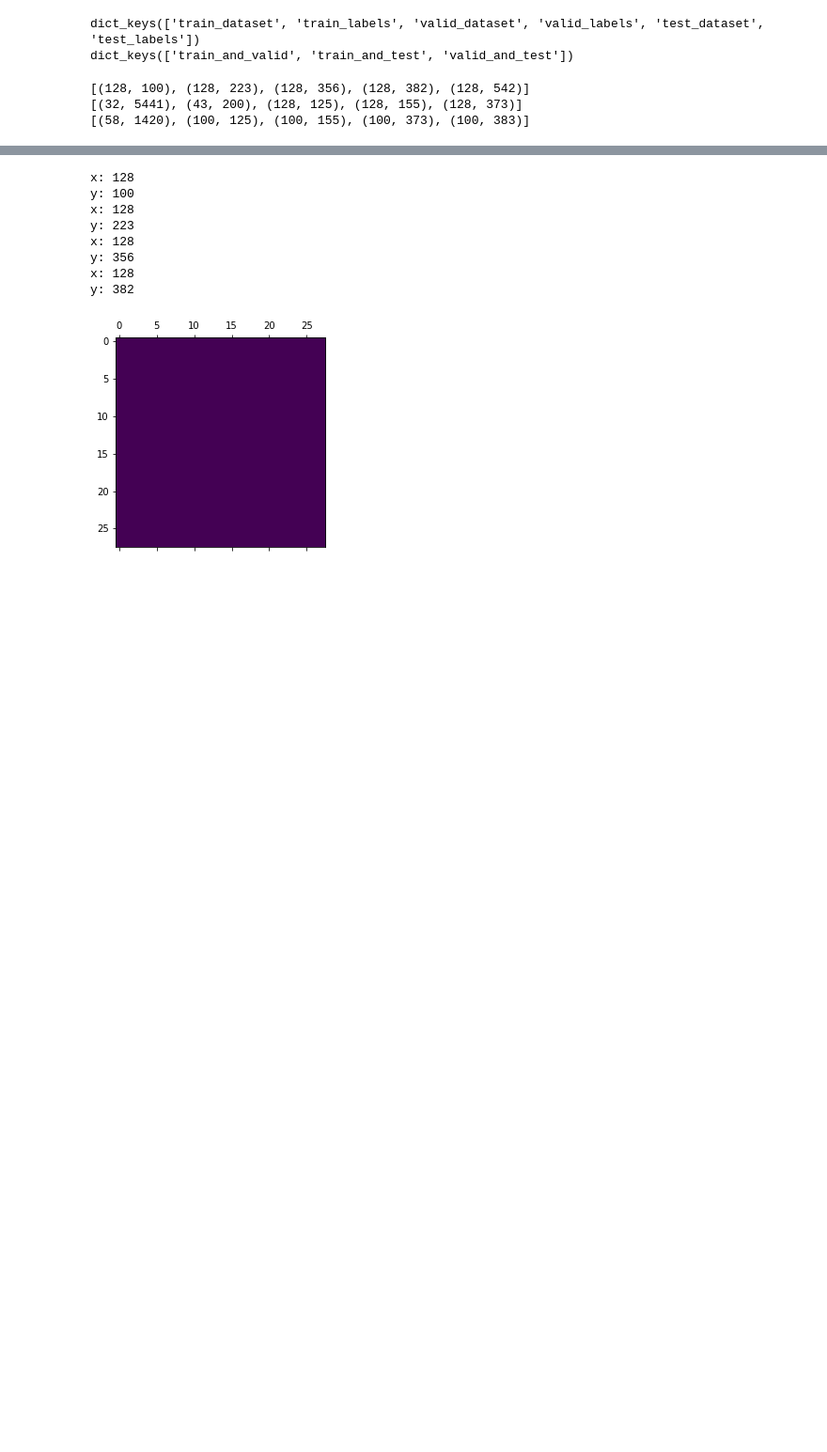
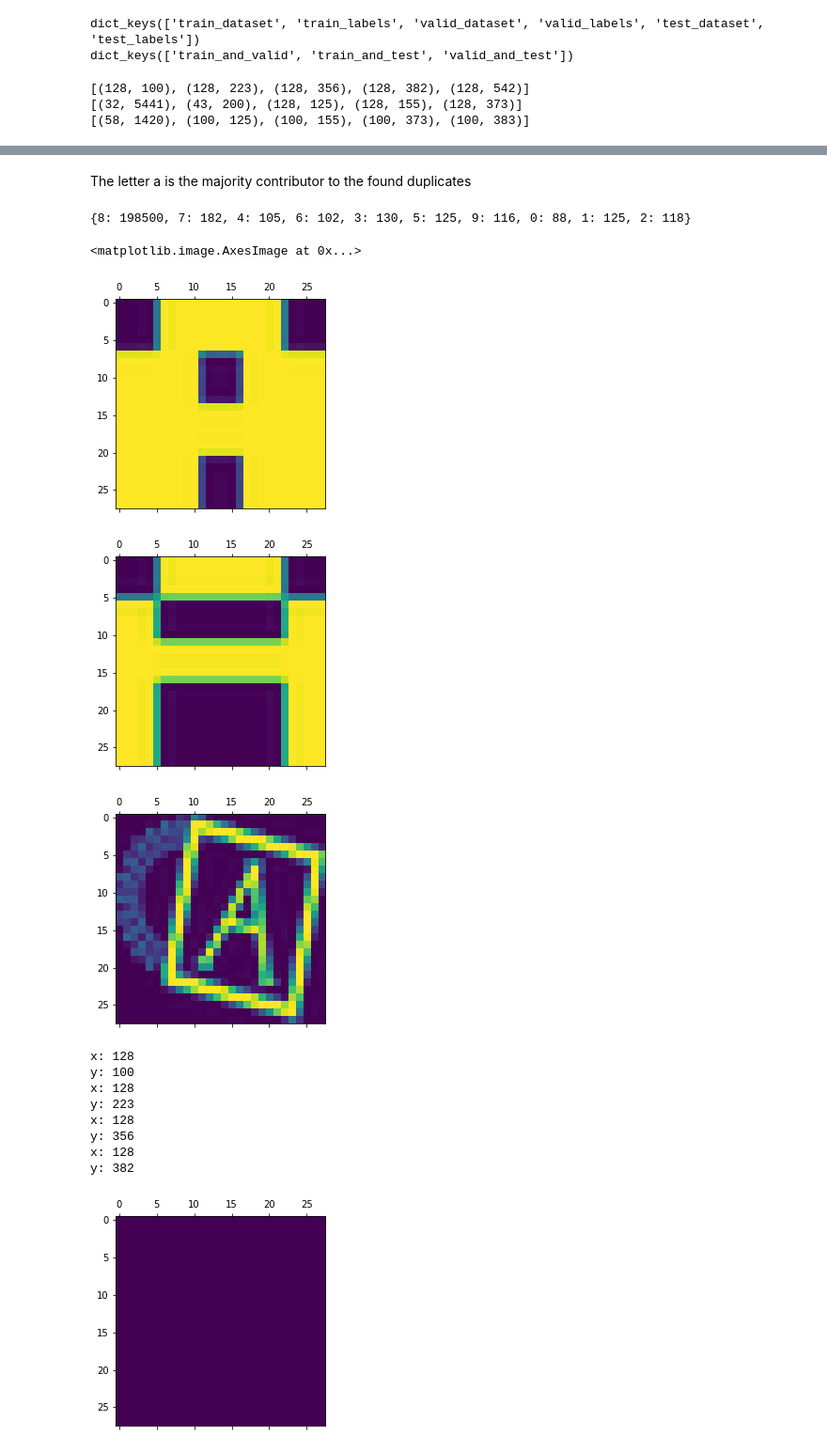
Before and after one commit to hjerpe/udacity-deep-learning, a Jupyter notebook: 1_notmnist.ipynb, the cells around one changed output, grey strips where cells are left out. Shown: that part at 94% size. Cells and saved outputs as stored; diff of their text form; code cells hidden in the pictures; blank space fills up the shorter version.

```diff
--- a/1_notmnist.ipynb
+++ b/1_notmnist.ipynb
@@ -528,3 +540,21 @@ plt.hist([x[1] for x in indices_overlap_valid_against_test])
+# %% [markdown]
+The letter a is the majority contributor to the found duplicates
+# %%
+label_counts = dict([(valid_labels[x[1]], 0) for x in indices_overlap_train_against_valid])
+for l in [valid_labels[x[1]] for x in indices_overlap_train_against_valid]:
+    label_counts[l] += 1
+
+print(label_counts)
+indices_label_8 = [index for index, l in enumerate(train_labels) if l == 8]
+plt.matshow(train_data[indices_label_8[0]])
+plt.matshow(train_data[indices_label_8[1]])
+plt.matshow(train_data[indices_label_8[100]])
+# %% [output]
+{8: 198500, 7: 182, 4: 105, 6: 102, 3: 130, 5: 125, 9: 116, 0: 88, 1: 125, 2: 118}
+<matplotlib.image.AxesImage at 0x...>
+[figure, added]
+[figure, added]
+[figure, added]
 # %%
 tick = 0
 for x,y in indices_overlap_train_against_valid:
```
Also changed, not shown: parts of 4 cells of this notebook.
